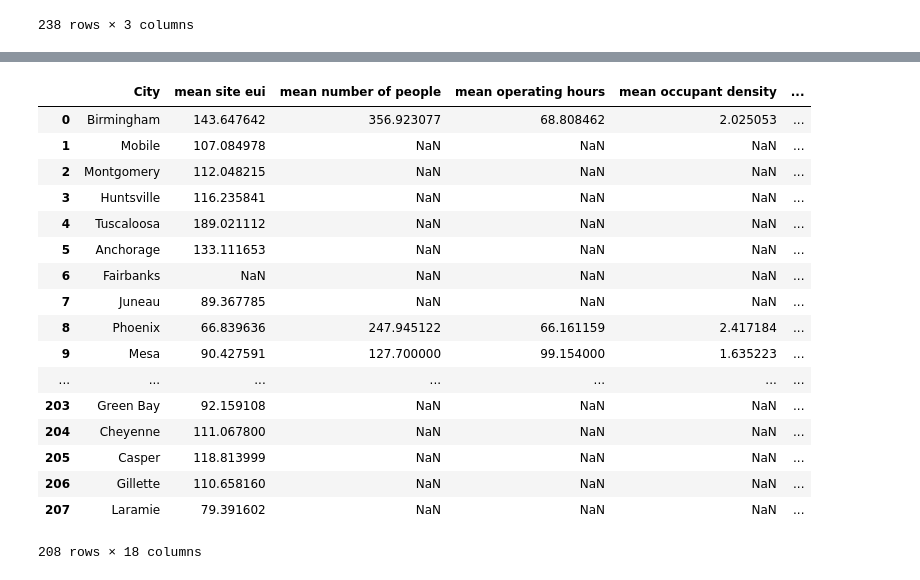
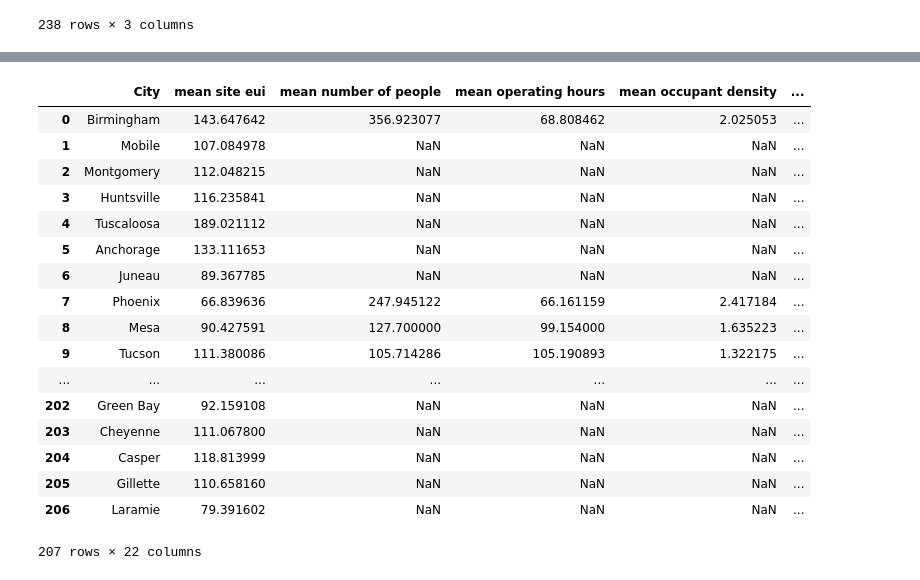
Before and after one commit to gyros33/building-energy-project, a Jupyter notebook: BPD_data_cleaning.ipynb, the cells around one changed output, grey strips where cells are left out. Drawn from its saved outputs; the diff is of its cells as text; code cells hidden in the pictures.

```diff
--- a/BPD_data_cleaning.ipynb
+++ b/BPD_data_cleaning.ipynb
@@ -104,3 +104,8 @@ dfres
 | 236 | Laramie, WY US | NaN | NaN |
 | 237 | Riverton, WY US | NaN | NaN |
 238 rows × 3 columns
+# %%
+ad_path = os.path.join("Data","bpd_data_additional.csv")
+dfad = pd.read_csv(ad_path)
+dfad = dfad.rename(columns={"city":"City"})
+dfad
@@ -107,25 +131,27 @@ dfres
 # %%
 df3 = pd.merge(df, df2, on="name",how="inner")
 df3 = pd.merge(df3, dfres, on="name",how="inner")
+df3 = pd.merge(df3, dfad, on="City",how="inner")
 df3 = df3.drop("name",axis=1)
+df3 = df3.rename(columns={"mean electirc eui":"mean electric eui"})
 df3
 # %% [output]
 |  | City | mean site eui | mean number of people | mean operating hours | mean occupant density | ... |
 | 0 | Birmingham | 143.647642 | 356.923077 | 68.808462 | 2.025053 | ... |
 | 1 | Mobile | 107.084978 | NaN | NaN | NaN | ... |
 | 2 | Montgomery | 112.048215 | NaN | NaN | NaN | ... |
 | 3 | Huntsville | 116.235841 | NaN | NaN | NaN | ... |
 | 4 | Tuscaloosa | 189.021112 | NaN | NaN | NaN | ... |
 | 5 | Anchorage | 133.111653 | NaN | NaN | NaN | ... |
-| 6 | Fairbanks | NaN | NaN | NaN | NaN | ... |
-| 7 | Juneau | 89.367785 | NaN | NaN | NaN | ... |
-| 8 | Phoenix | 66.839636 | 247.945122 | 66.161159 | 2.417184 | ... |
-| 9 | Mesa | 90.427591 | 127.700000 | 99.154000 | 1.635223 | ... |
+| 6 | Juneau | 89.367785 | NaN | NaN | NaN | ... |
+| 7 | Phoenix | 66.839636 | 247.945122 | 66.161159 | 2.417184 | ... |
+| 8 | Mesa | 90.427591 | 127.700000 | 99.154000 | 1.635223 | ... |
+| 9 | Tucson | 111.380086 | 105.714286 | 105.190893 | 1.322175 | ... |
 | ... | ... | ... | ... | ... | ... | ... |
-| 203 | Green Bay | 92.159108 | NaN | NaN | NaN | ... |
-| 204 | Cheyenne | 111.067800 | NaN | NaN | NaN | ... |
-| 205 | Casper | 118.813999 | NaN | NaN | NaN | ... |
-| 206 | Gillette | 110.658160 | NaN | NaN | NaN | ... |
-| 207 | Laramie | 79.391602 | NaN | NaN | NaN | ... |
+| 202 | Green Bay | 92.159108 | NaN | NaN | NaN | ... |
+| 203 | Cheyenne | 111.067800 | NaN | NaN | NaN | ... |
+| 204 | Casper | 118.813999 | NaN | NaN | NaN | ... |
+| 205 | Gillette | 110.658160 | NaN | NaN | NaN | ... |
+| 206 | Laramie | 79.391602 | NaN | NaN | NaN | ... |
-208 rows × 18 columns
+207 rows × 22 columns
 # %%
```
Also changed, not shown: parts of 3 cells of this notebook, 21 other files.
